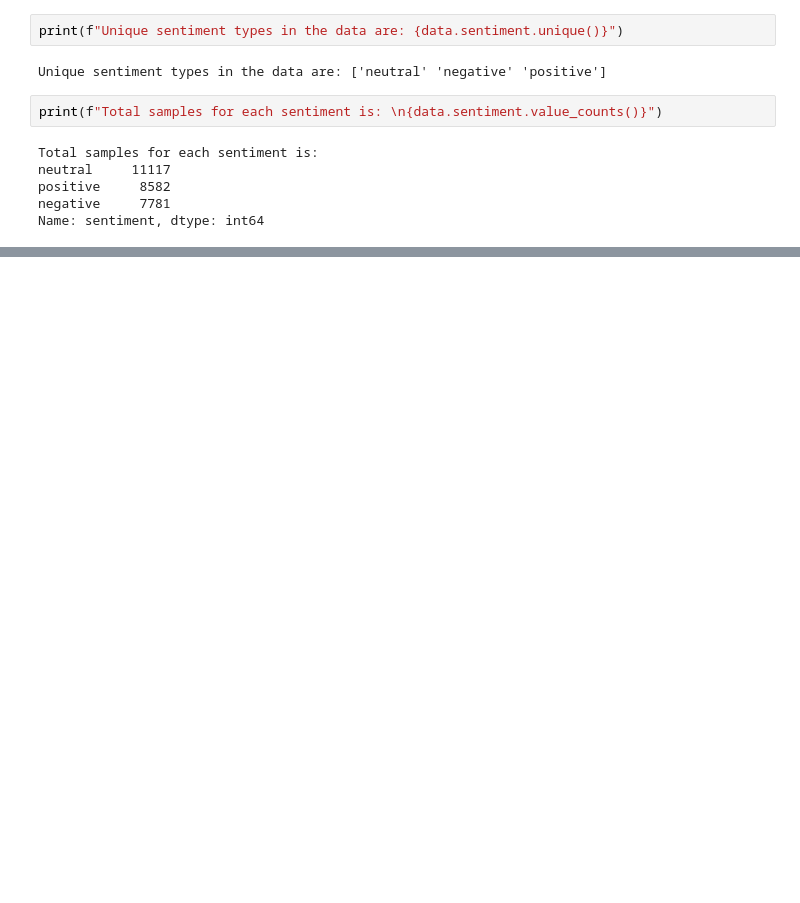
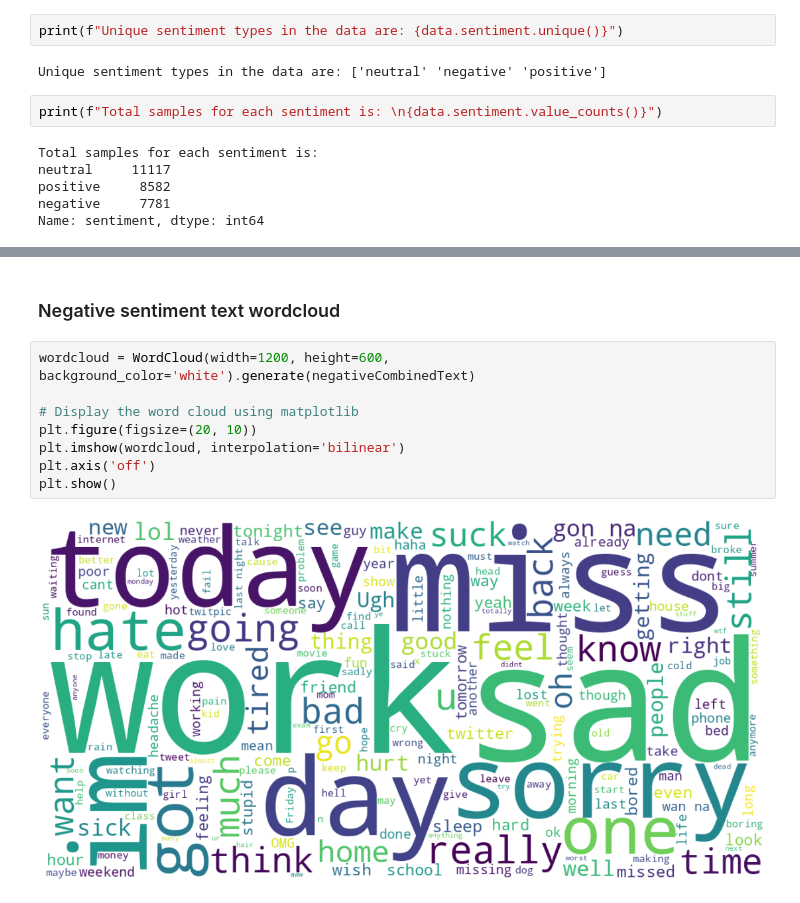
Before and after one commit to singhaditya8499/NLP-Study, a Jupyter notebook: Twitter_sentiment_analysis/Exploratory data analysis.ipynb, the cells around one changed output, grey strips where cells are left out. Drawn from its saved outputs; the diff is of its cells as text; blank space fills up the shorter version.

```diff
--- a/Twitter_sentiment_analysis/Exploratory data analysis.ipynb
+++ b/Twitter_sentiment_analysis/Exploratory data analysis.ipynb
@@ -63,0 +135,12 @@ Name: sentiment, dtype: int64
+# %% [markdown]
+### Negative sentiment text wordcloud
+# %%
+wordcloud = WordCloud(width=1200, height=600, background_color='white').generate(negativeCombinedText)
+
+# Display the word cloud using matplotlib
+plt.figure(figsize=(20, 10))
+plt.imshow(wordcloud, interpolation='bilinear')
+plt.axis('off')
+plt.show()
+# %% [output]
+[figure, added]
```
Also changed, not shown: parts of 16 cells of this notebook, 2 other files.
